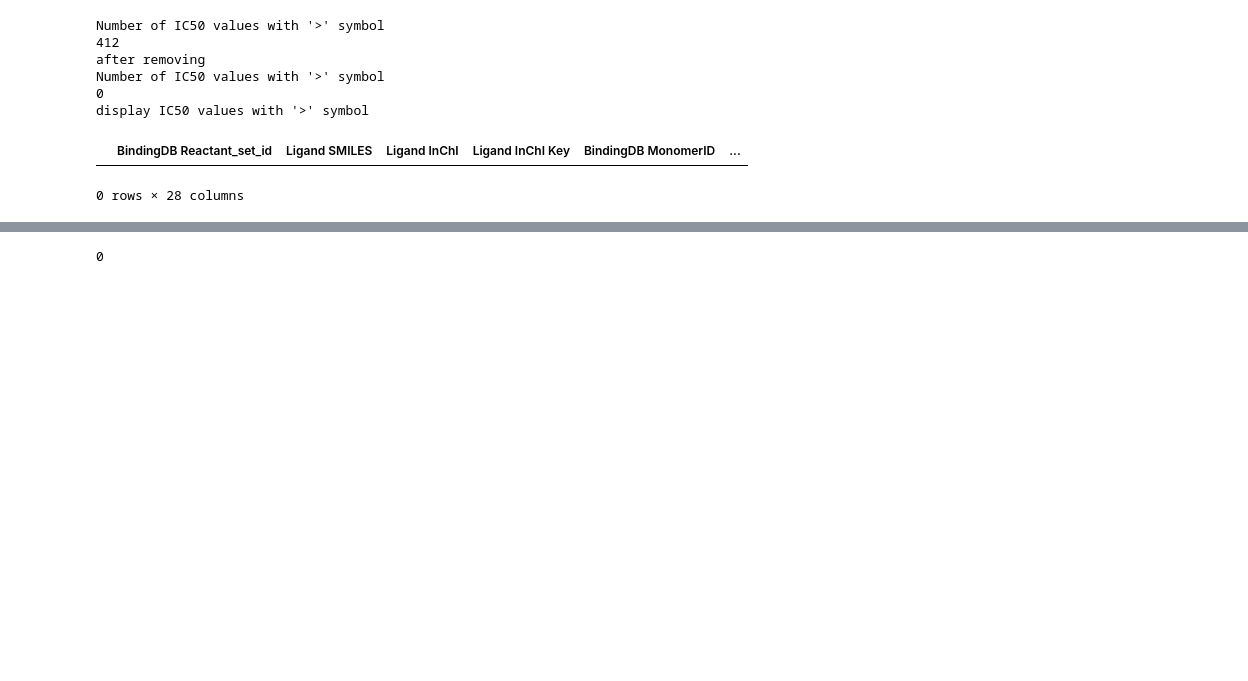
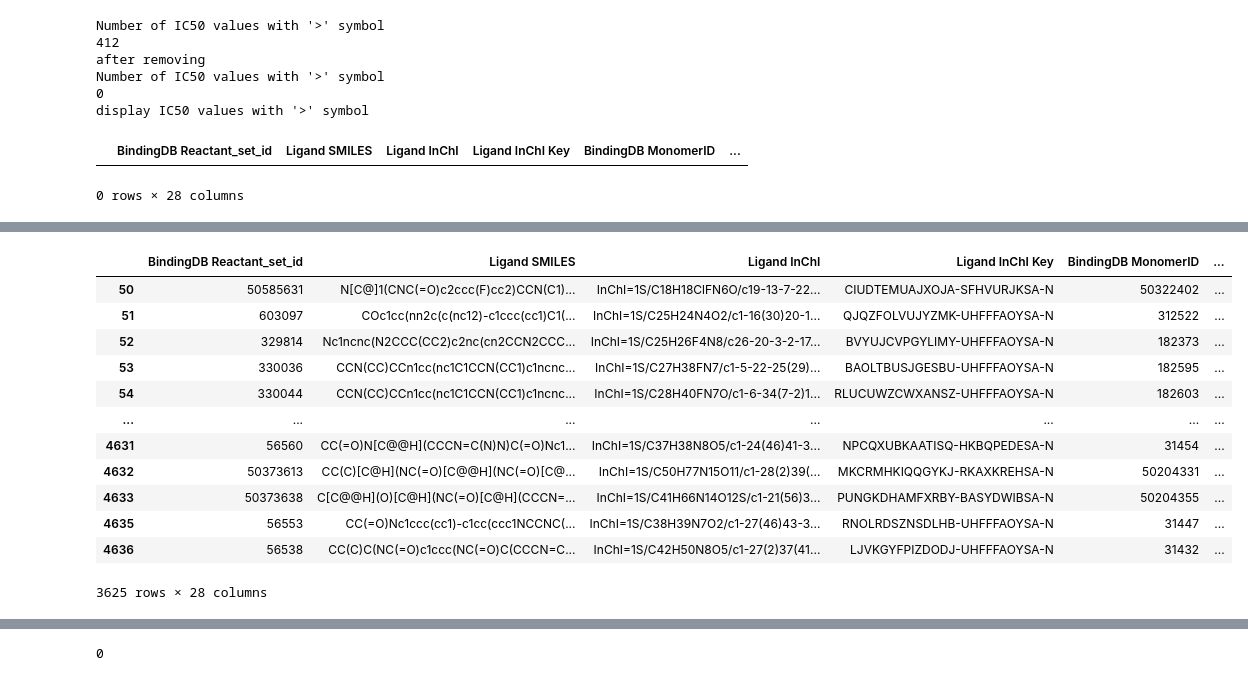
Before and after one commit to eujaidev/Mini-Project, a Jupyter notebook: Preprocessing.ipynb, the cells around one changed output, grey strips where cells are left out. Cells and saved outputs as stored; diff of their text form; code cells hidden in the pictures; blank space fills up the shorter version.

```diff
--- a/Preprocessing.ipynb
+++ b/Preprocessing.ipynb
@@ -263,0 +258,16 @@ plt.show()
+# %%
+display(df)
+# %% [output]
+|  | BindingDB Reactant_set_id | Ligand SMILES | Ligand InChI | Ligand InChI Key | BindingDB MonomerID | ... |
+| 50 | 50585631 | N[C@]1(CNC(=O)c2ccc(F)cc2)CCN(C1)... | InChI=1S/C18H18ClFN6O/c19-13-7-22... | CIUDTEMUAJXOJA-SFHVURJKSA-N | 50322402 | ... |
+| 51 | 603097 | COc1cc(nn2c(c(nc12)-c1ccc(cc1)C1(... | InChI=1S/C25H24N4O2/c1-16(30)20-1... | QJQZFOLVUJYZMK-UHFFFAOYSA-N | 312522 | ... |
+| 52 | 329814 | Nc1ncnc(N2CCC(CC2)c2nc(cn2CCN2CCC... | InChI=1S/C25H26F4N8/c26-20-3-2-17... | BVYUJCVPGYLIMY-UHFFFAOYSA-N | 182373 | ... |
+| 53 | 330036 | CCN(CC)CCn1cc(nc1C1CCN(CC1)c1ncnc... | InChI=1S/C27H38FN7/c1-5-22-25(29)... | BAOLTBUSJGESBU-UHFFFAOYSA-N | 182595 | ... |
+| 54 | 330044 | CCN(CC)CCn1cc(nc1C1CCN(CC1)c1ncnc... | InChI=1S/C28H40FN7O/c1-6-34(7-2)1... | RLUCUWZCWXANSZ-UHFFFAOYSA-N | 182603 | ... |
+| ... | ... | ... | ... | ... | ... | ... |
+| 4631 | 56560 | CC(=O)N[C@@H](CCCN=C(N)N)C(=O)Nc1... | InChI=1S/C37H38N8O5/c1-24(46)41-3... | NPCQXUBKAATISQ-HKBQPEDESA-N | 31454 | ... |
+| 4632 | 50373613 | CC(C)[C@H](NC(=O)[C@@H](NC(=O)[C@... | InChI=1S/C50H77N15O11/c1-28(2)39(... | MKCRMHKIQQGYKJ-RKAXKREHSA-N | 50204331 | ... |
+| 4633 | 50373638 | C[C@@H](O)[C@H](NC(=O)[C@H](CCCN=... | InChI=1S/C41H66N14O12S/c1-21(56)3... | PUNGKDHAMFXRBY-BASYDWIBSA-N | 50204355 | ... |
+| 4635 | 56553 | CC(=O)Nc1ccc(cc1)-c1cc(ccc1NCCNC(... | InChI=1S/C38H39N7O2/c1-27(46)43-3... | RNOLRDSZNSDLHB-UHFFFAOYSA-N | 31447 | ... |
+| 4636 | 56538 | CC(C)C(NC(=O)c1ccc(NC(=O)C(CCCN=C... | InChI=1S/C42H50N8O5/c1-27(2)37(41... | LJVKGYFPIZDODJ-UHFFFAOYSA-N | 31432 | ... |
+3625 rows × 28 columns
```
Also changed, not shown: parts of 16 cells of this notebook.
